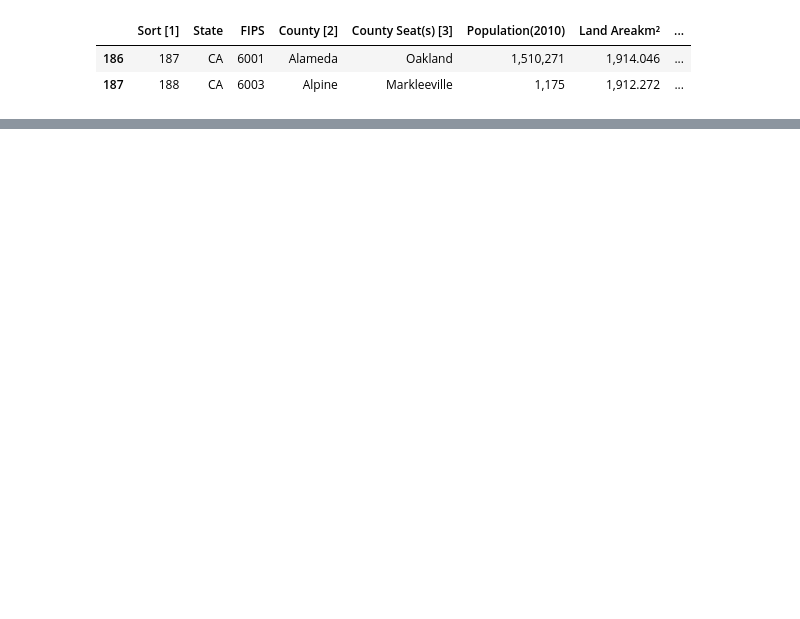
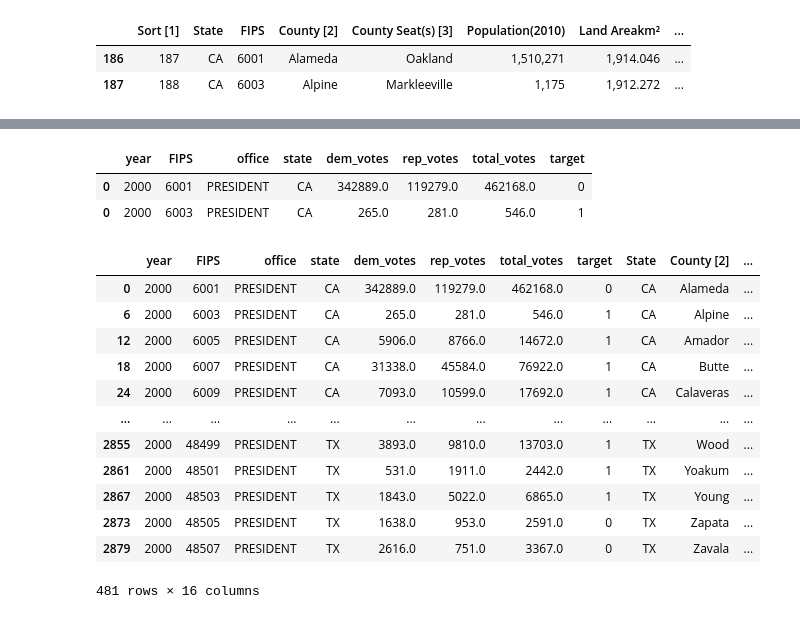
Before and after one commit to john-c-simmons/pres_election, a Jupyter notebook: notebooks/will/Will.ipynb, the cells around one changed output, grey strips where cells are left out. Saved outputs shown, nothing was run; the diff lists cells and outputs as text; code cells hidden in the pictures; blank space fills up the shorter version.

```diff
--- a/notebooks/will/Will.ipynb
+++ b/notebooks/will/Will.ipynb
@@ -106,0 +105,6 @@ pres_clean[pres_clean["year"]==2012].head(20)
+# %%
+pres_clean.head(2)
+# %% [output]
+|  | year | FIPS | office | state | dem_votes | rep_votes | total_votes | target |
+| 0 | 2000 | 6001 | PRESIDENT | CA | 342889.0 | 119279.0 | 462168.0 | 0 |
+| 0 | 2000 | 6003 | PRESIDENT | CA | 265.0 | 281.0 | 546.0 | 1 |
@@ -106,0 +115,16 @@ pres_clean[pres_clean["year"]==2012].head(20)
+# %%
+j[j["year"]==2000]
+# %% [output]
+|  | year | FIPS | office | state | dem_votes | rep_votes | total_votes | target | State | County [2] | ... |
+| 0 | 2000 | 6001 | PRESIDENT | CA | 342889.0 | 119279.0 | 462168.0 | 0 | CA | Alameda | ... |
+| 6 | 2000 | 6003 | PRESIDENT | CA | 265.0 | 281.0 | 546.0 | 1 | CA | Alpine | ... |
+| 12 | 2000 | 6005 | PRESIDENT | CA | 5906.0 | 8766.0 | 14672.0 | 1 | CA | Amador | ... |
+| 18 | 2000 | 6007 | PRESIDENT | CA | 31338.0 | 45584.0 | 76922.0 | 1 | CA | Butte | ... |
+| 24 | 2000 | 6009 | PRESIDENT | CA | 7093.0 | 10599.0 | 17692.0 | 1 | CA | Calaveras | ... |
+| ... | ... | ... | ... | ... | ... | ... | ... | ... | ... | ... | ... |
+| 2855 | 2000 | 48499 | PRESIDENT | TX | 3893.0 | 9810.0 | 13703.0 | 1 | TX | Wood | ... |
+| 2861 | 2000 | 48501 | PRESIDENT | TX | 531.0 | 1911.0 | 2442.0 | 1 | TX | Yoakum | ... |
+| 2867 | 2000 | 48503 | PRESIDENT | TX | 1843.0 | 5022.0 | 6865.0 | 1 | TX | Young | ... |
+| 2873 | 2000 | 48505 | PRESIDENT | TX | 1638.0 | 953.0 | 2591.0 | 0 | TX | Zapata | ... |
+| 2879 | 2000 | 48507 | PRESIDENT | TX | 2616.0 | 751.0 | 3367.0 | 0 | TX | Zavala | ... |
+481 rows × 16 columns
```
Also changed, not shown: parts of 23 cells of this notebook, 1 other file.
